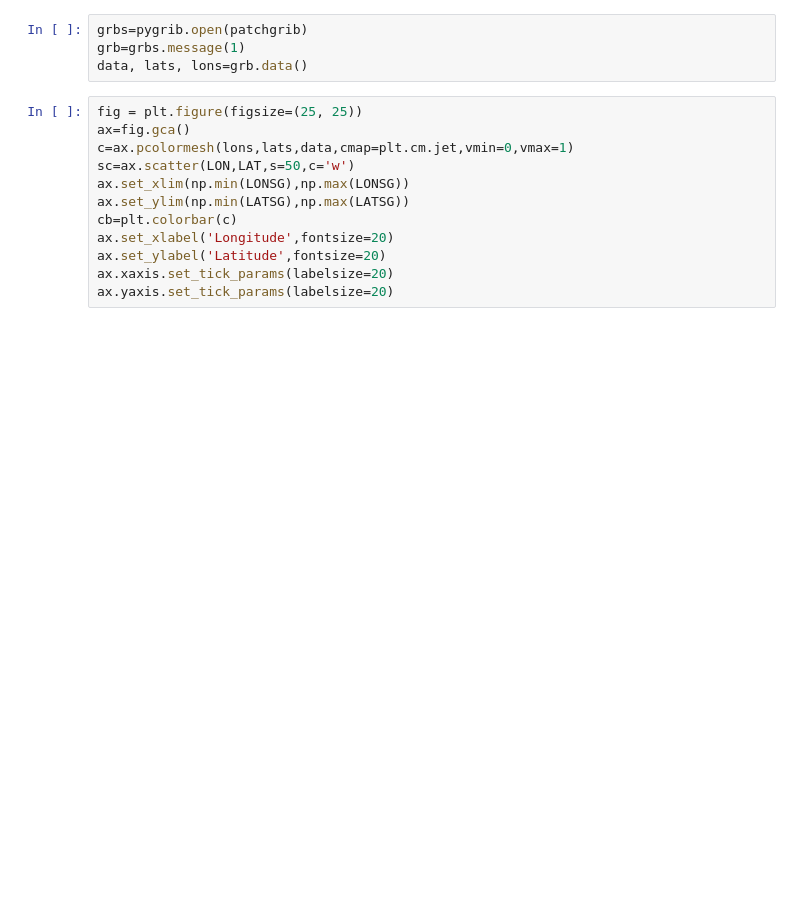
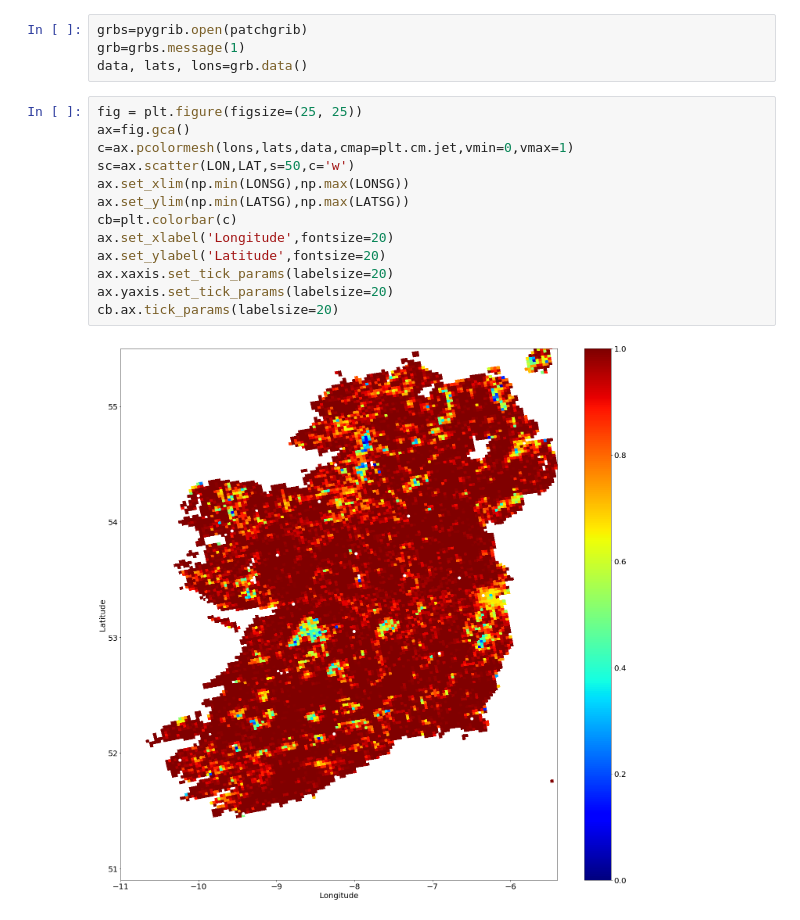
Before and after one commit to gbessardon/patches, a Jupyter notebook: Stations_patches.ipynb, the cells around one changed output. Cells and saved outputs as stored; diff of their text form; blank space fills up the shorter version.

```diff
--- a/Stations_patches.ipynb
+++ b/Stations_patches.ipynb
@@ -364,15 +358,18 @@ data, lats, lons=grb.data()
 # %%
 fig = plt.figure(figsize=(25, 25))
 ax=fig.gca()
 c=ax.pcolormesh(lons,lats,data,cmap=plt.cm.jet,vmin=0,vmax=1)
 sc=ax.scatter(LON,LAT,s=50,c='w')
 ax.set_xlim(np.min(LONSG),np.max(LONSG))
 ax.set_ylim(np.min(LATSG),np.max(LATSG))
 cb=plt.colorbar(c)
 ax.set_xlabel('Longitude',fontsize=20)
 ax.set_ylabel('Latitude',fontsize=20)
 ax.xaxis.set_tick_params(labelsize=20)
 ax.yaxis.set_tick_params(labelsize=20)
+cb.ax.tick_params(labelsize=20)
+# %% [output]
+[figure, added]
 # %%
 fig, axes = plt.subplots(4, 5,figsize=(25, 25))
 for ax,j in zip(axes.ravel(),range(0,len(LAT))):
```
Also changed, not shown: parts of 13 cells of this notebook, 3 other files.
